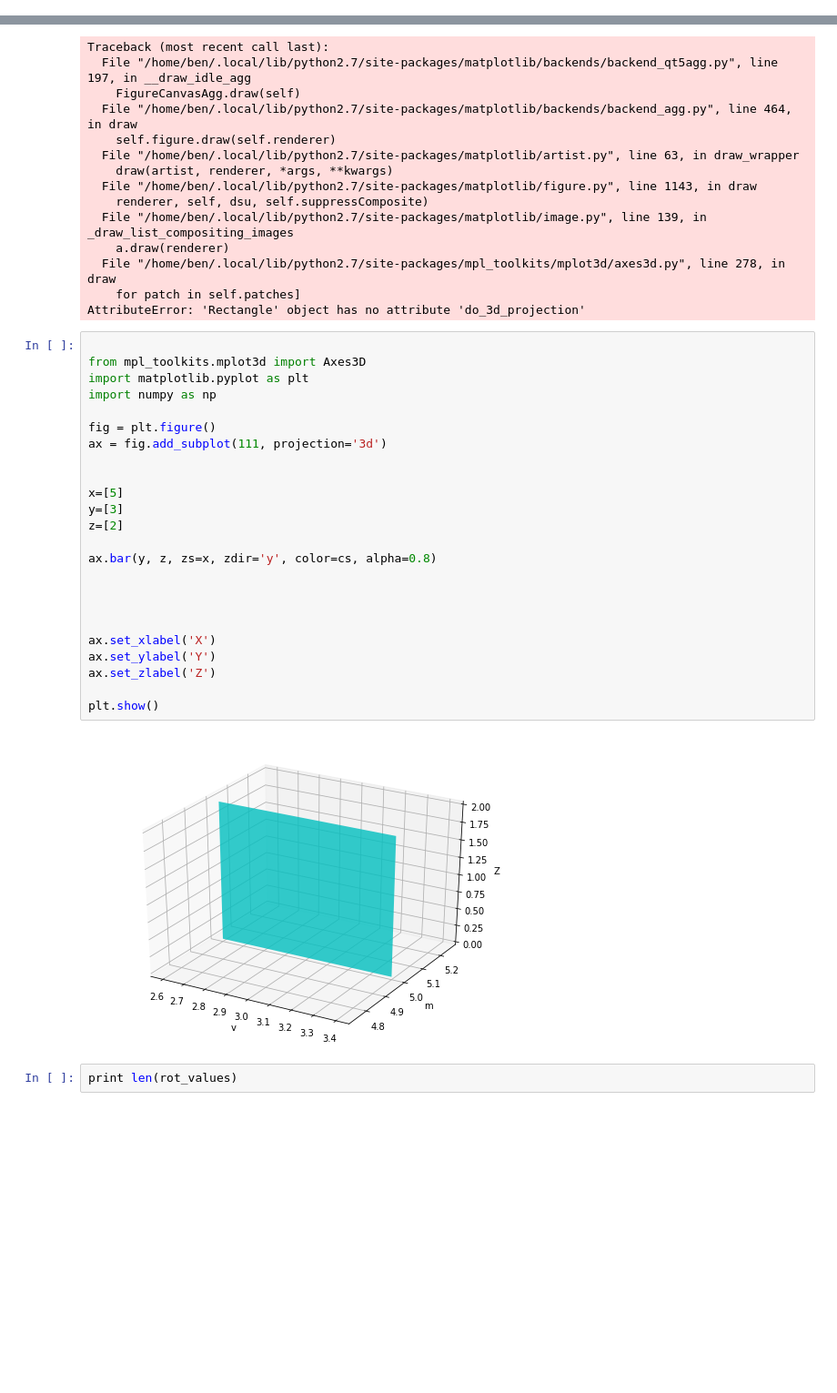
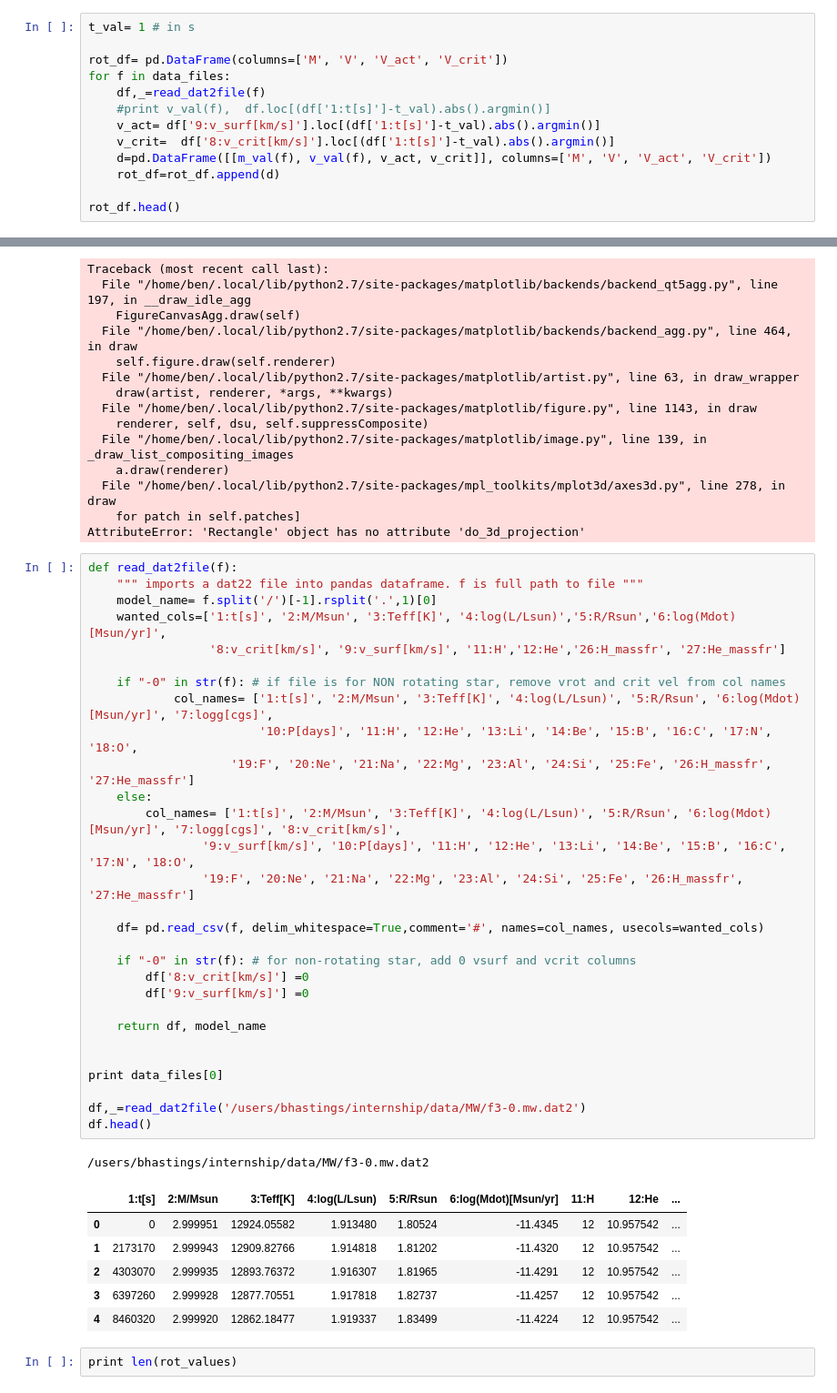
Before and after one commit to s6behast/internship, a Jupyter notebook: python_code/pop_synthesis/population_synthesis.ipynb, the cells around one changed output, grey strips where cells are left out. Shown at 91% size. Cells and saved outputs as stored; diff of their text form; blank space fills up the shorter version.

```diff
--- a/python_code/pop_synthesis/population_synthesis.ipynb
+++ b/python_code/pop_synthesis/population_synthesis.ipynb
@@ -168,0 +185,13 @@ print rot_bins
+# %%
+t_val= 1 # in s
+
+rot_df= pd.DataFrame(columns=['M', 'V', 'V_act', 'V_crit'])
+for f in data_files:
+    df,_=read_dat2file(f)
+    #print v_val(f),  df.loc[(df['1:t[s]']-t_val).abs().argmin()]
+    v_act= df['9:v_surf[km/s]'].loc[(df['1:t[s]']-t_val).abs().argmin()]
+    v_crit=  df['8:v_crit[km/s]'].loc[(df['1:t[s]']-t_val).abs().argmin()]
+    d=pd.DataFrame([[m_val(f), v_val(f), v_act, v_crit]], columns=['M', 'V', 'V_act', 'V_crit'])
+    rot_df=rot_df.append(d)
+
+rot_df.head()
@@ -303,32 +428,43 @@ Traceback (most recent call last):
   File "/home/ben/.local/lib/python2.7/site-packages/mpl_toolkits/mplot3d/axes3d.py", line 278, in draw
     for patch in self.patches]
 AttributeError: 'Rectangle' object has no attribute 'do_3d_projection'
-# %%
-
-from mpl_toolkits.mplot3d import Axes3D
-import matplotlib.pyplot as plt
-import numpy as np
-
-fig = plt.figure()
-ax = fig.add_subplot(111, projection='3d')
-
-
-x=[5]
-y=[3]
-z=[2]
-
-ax.bar(y, z, zs=x, zdir='y', color=cs, alpha=0.8)
-
-
-
-
-ax.set_xlabel('X')
-ax.set_ylabel('Y')
-ax.set_zlabel('Z')
-
-plt.show()
-# %% [output]
-[figure, removed]
+# %%
+def read_dat2file(f):
+    """ imports a dat22 file into pandas dataframe. f is full path to file """
+    model_name= f.split('/')[-1].rsplit('.',1)[0]
+    wanted_cols=['1:t[s]', '2:M/Msun', '3:Teff[K]', '4:log(L/Lsun)','5:R/Rsun','6:log(Mdot)[Msun/yr]',
+                 '8:v_crit[km/s]', '9:v_surf[km/s]', '11:H','12:He','26:H_massfr', '27:He_massfr']
+
+    if "-0" in str(f): # if file is for NON rotating star, remove vrot and crit vel from col names
+            col_names= ['1:t[s]', '2:M/Msun', '3:Teff[K]', '4:log(L/Lsun)', '5:R/Rsun', '6:log(Mdot)[Msun/yr]', '7:logg[cgs]',
+                        '10:P[days]', '11:H', '12:He', '13:Li', '14:Be', '15:B', '16:C', '17:N', '18:O',
+                    '19:F', '20:Ne', '21:Na', '22:Mg', '23:Al', '24:Si', '25:Fe', '26:H_massfr', '27:He_massfr']
+    else:
+        col_names= ['1:t[s]', '2:M/Msun', '3:Teff[K]', '4:log(L/Lsun)', '5:R/Rsun', '6:log(Mdot)[Msun/yr]', '7:logg[cgs]', '8:v_crit[km/s]',
+                '9:v_surf[km/s]', '10:P[days]', '11:H', '12:He', '13:Li', '14:Be', '15:B', '16:C', '17:N', '18:O',
+                '19:F', '20:Ne', '21:Na', '22:Mg', '23:Al', '24:Si', '25:Fe', '26:H_massfr', '27:He_massfr']
+
+    df= pd.read_csv(f, delim_whitespace=True,comment='#', names=col_names, usecols=wanted_cols)
+
+    if "-0" in str(f): # for non-rotating star, add 0 vsurf and vcrit columns
+        df['8:v_crit[km/s]'] =0
+        df['9:v_surf[km/s]'] =0
+
+    return df, model_name
+
+
+print data_files[0]
+
+df,_=read_dat2file('/users/bhastings/internship/data/MW/f3-0.mw.dat2')
+df.head()
+# %% [output]
+/users/bhastings/internship/data/MW/f3-0.mw.dat2
+|  | 1:t[s] | 2:M/Msun | 3:Teff[K] | 4:log(L/Lsun) | 5:R/Rsun | 6:log(Mdot)[Msun/yr] | 11:H | 12:He | ... |
+| 0 | 0 | 2.999951 | 12924.05582 | 1.913480 | 1.80524 | -11.4345 | 12 | 10.957542 | ... |
+| 1 | 2173170 | 2.999943 | 12909.82766 | 1.914818 | 1.81202 | -11.4320 | 12 | 10.957542 | ... |
+| 2 | 4303070 | 2.999935 | 12893.76372 | 1.916307 | 1.81965 | -11.4291 | 12 | 10.957542 | ... |
+| 3 | 6397260 | 2.999928 | 12877.70551 | 1.917818 | 1.82737 | -11.4257 | 12 | 10.957542 | ... |
+| 4 | 8460320 | 2.999920 | 12862.18477 | 1.919337 | 1.83499 | -11.4224 | 12 | 10.957542 | ... |
 # %%
 print len(rot_values)
 # %% [output]
```
Also changed, not shown: parts of 24 cells of this notebook, 6 other files.
